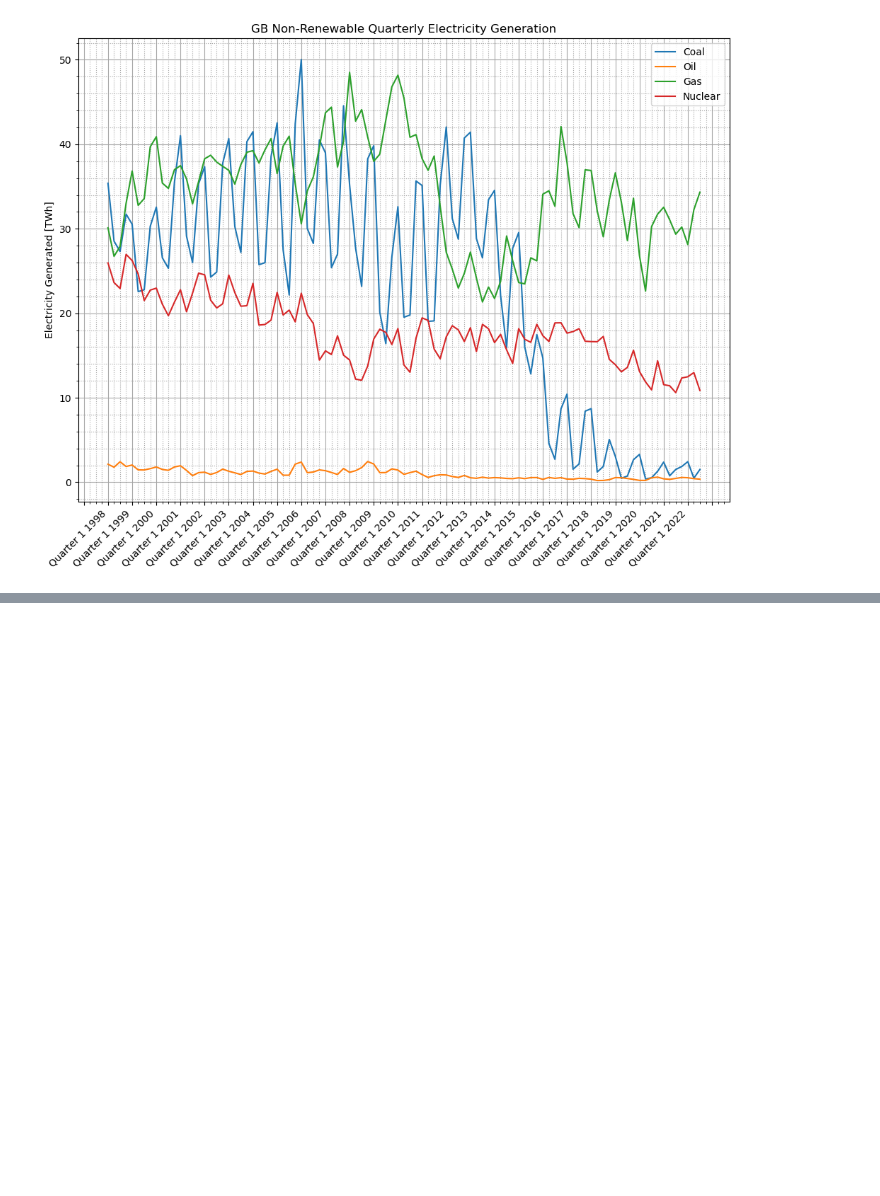
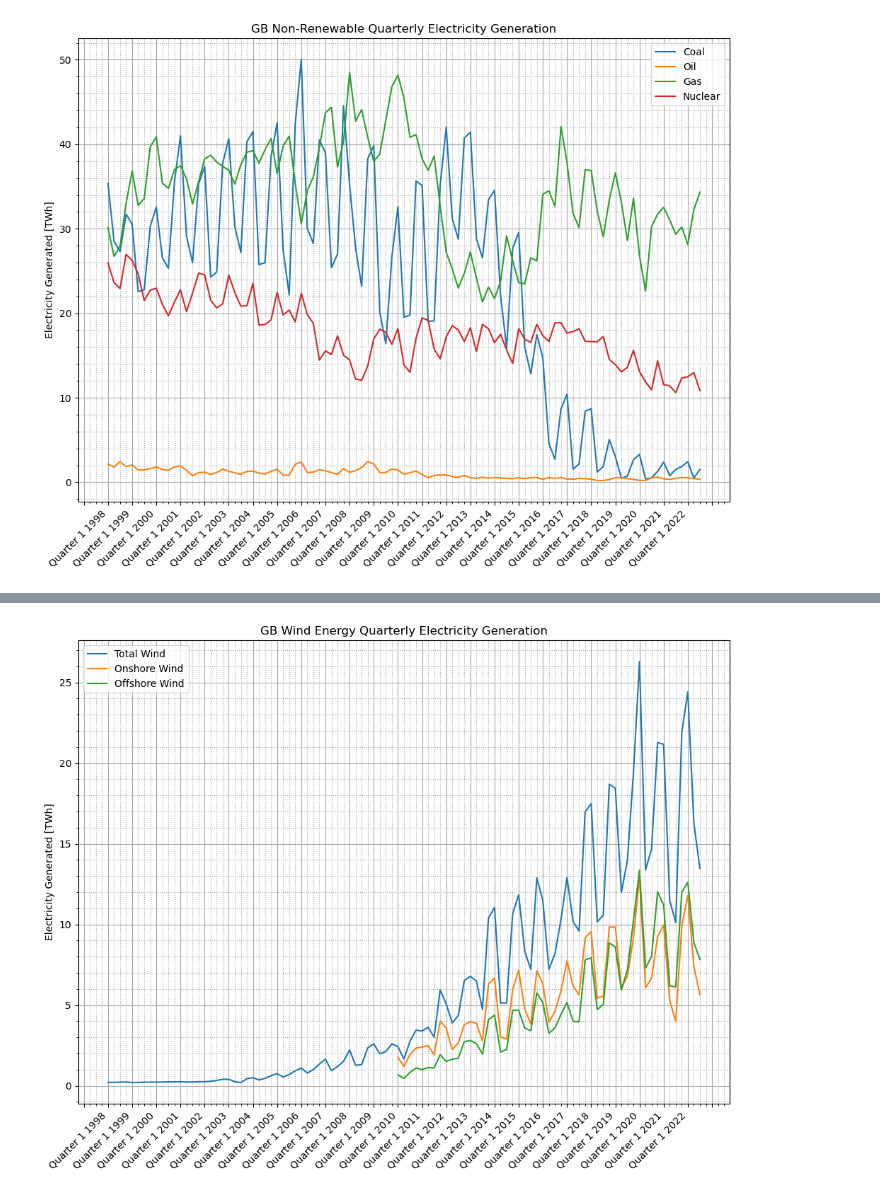
Before and after one commit to jsap2000/UK-Electricity-Pricing-Solutions, a Jupyter notebook: UK Electricity Generation by Source Dec 2022.ipynb, the cells around one changed output, grey strips where cells are left out. Cells and saved outputs as stored; diff of their text form; code cells hidden in the pictures; blank space fills up the shorter version.

```diff
--- a/UK Electricity Generation by Source Dec 2022.ipynb
+++ b/UK Electricity Generation by Source Dec 2022.ipynb
@@ -188,0 +181,40 @@ plt.show()
+# %%
+import matplotlib.pyplot as plt
+import numpy as np
+
+# Set x-axis
+x = UKEGS.iloc[43,2:]
+
+# corresponding y axis values
+TWind = UKEGS.iloc[74,2:]
+OnWind = UKEGS.iloc[75,2:]
+OffWind = UKEGS.iloc[76,2:]
+
+fig, ax = plt.subplots()
+fig.set_figheight(8)
+fig.set_figwidth(10)
+
+plt.title('GB Wind Energy Quarterly Electricity Generation')
+plt.ylabel('Electricity Generated [TWh]')
+
+ax.plot(x, TWind, label="Total Wind")
+ax.plot(x, OnWind, label="Onshore Wind")
+ax.plot(x, OffWind, label="Offshore Wind")
+
+plt.legend()
+plt.grid(visible=True, which='major', color='0.65', linestyle='-')
+plt.grid(visible=True, which='minor', color='0.65', linestyle=':')
+
+n = 4
+ax.xaxis.set_minor_locator(plt.MultipleLocator(n-3))
+ax.xaxis.set_major_locator(plt.MultipleLocator(n))
+ax.yaxis.get_ticklocs(minor=True)
+ax.minorticks_on()
+
+plt.tick_params(axis='x', which='major', labelsize=10)
+plt.xticks(rotation=45, ha='right')
+plt.tight_layout()
+
+plt.show()
+# %% [output]
+[figure, added]
```
Also changed, not shown: parts of 7 cells of this notebook.
